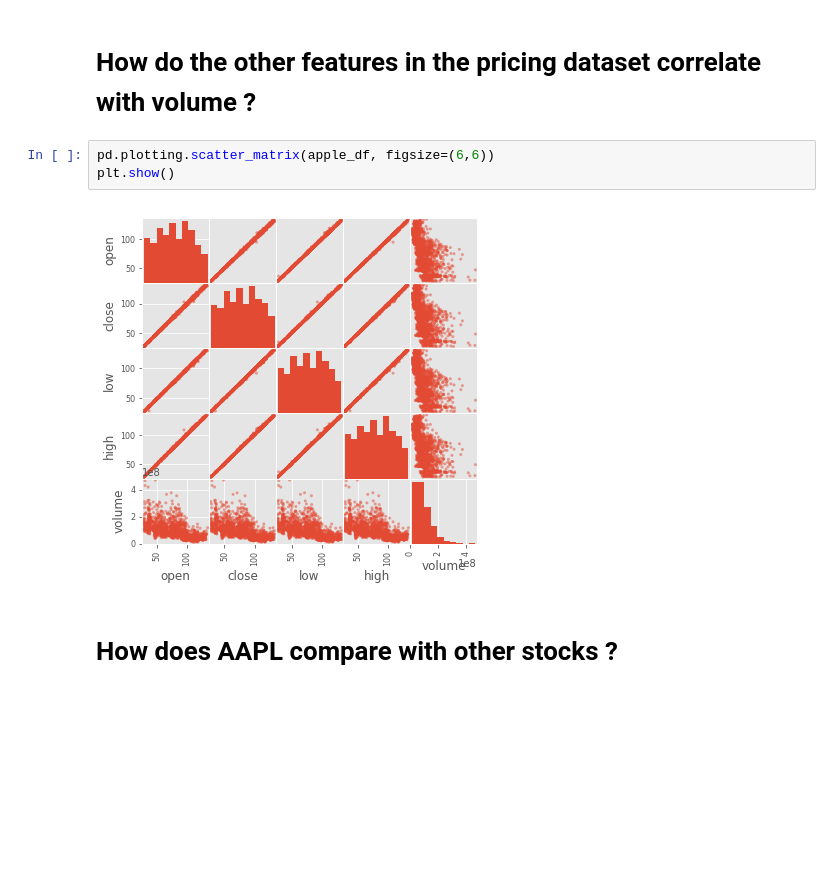
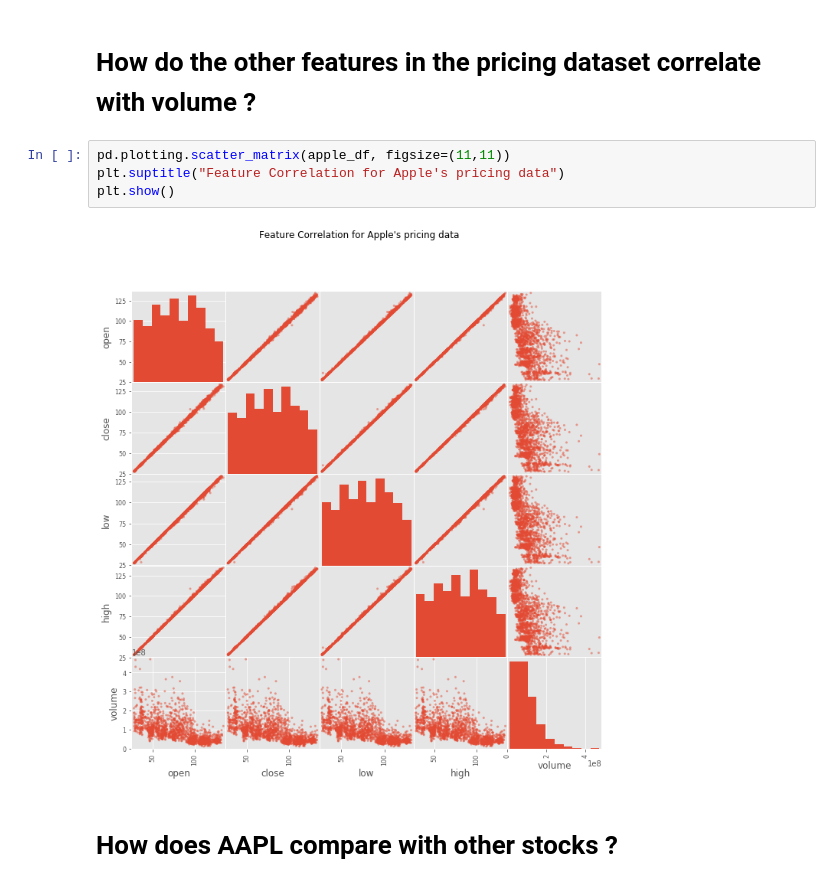
Before and after one commit to plj91682/Thinkful_Assignments, a Jupyter notebook: Thinkful_Assignment_Capstone.ipynb, the cells around one changed output. Saved outputs shown, nothing was run; the diff lists cells and outputs as text; blank space fills up the shorter version.

```diff
--- a/Thinkful_Assignment_Capstone.ipynb
+++ b/Thinkful_Assignment_Capstone.ipynb
@@ -114,10 +107,11 @@ The scatterplot of the high-price and volume features shows that this conclusion
 # %% [markdown]
 # How do the other features in the pricing dataset correlate with volume ?
 # %%
-pd.plotting.scatter_matrix(apple_df, figsize=(6,6))
+pd.plotting.scatter_matrix(apple_df, figsize=(11,11))
+plt.suptitle("Feature Correlation for Apple's pricing data")
 plt.show()
 # %% [output]
-[figure, old version]
+[figure, new version]
 # %% [markdown]
 # How does AAPL compare with other stocks ?
 # %% [markdown]
```
Also changed, not shown: parts of 24 cells of this notebook.
